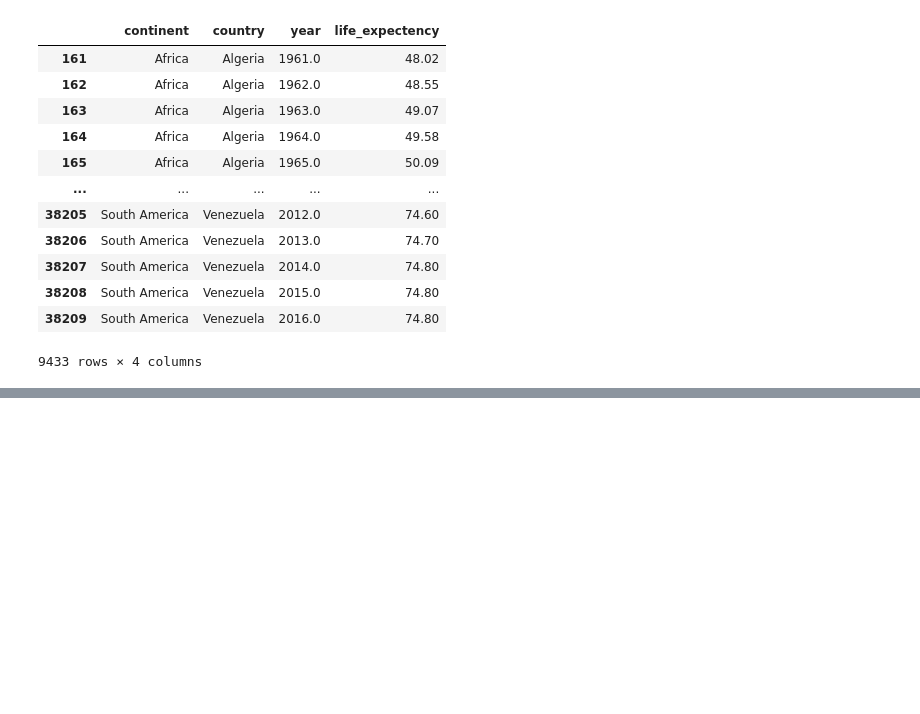
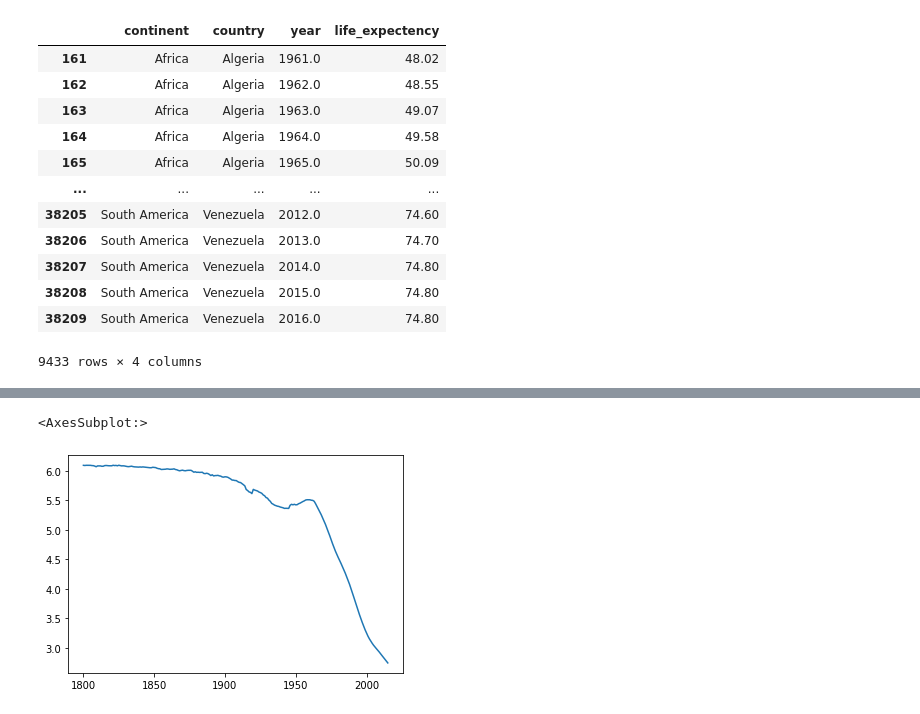
Before and after one commit to greentopsecret/random-forest-fennel-student-code, a Jupyter notebook: week_01/1.9-data-wrangling.ipynb, the cells around one changed output, grey strips where cells are left out. Saved outputs shown, nothing was run; the diff lists cells and outputs as text; code cells hidden in the pictures; blank space fills up the shorter version.

Commit message:
1.9 data wrangling recap

```diff
--- a/week_01/1.9-data-wrangling.ipynb
+++ b/week_01/1.9-data-wrangling.ipynb
@@ -182,0 +185,3 @@ merged_df
+# %%
+# 1. Read a data file
+df = pd.read_csv('./data/gapminder_total_fertility.csv', index_col=0)
@@ -182,0 +202,6 @@ merged_df
+# %%
+# 3. Convert column labels to integers
+# df.columns = df.columns.astype(int)
+# df.set_axis(df.columns.astype(int), axis=0, inplace=True)
+df.set_axis(df.columns.astype(int), axis=1, inplace=True)
+df.columns
@@ -182,0 +213,3 @@ merged_df
+# %%
+# 4. Remove rows with missing values
+df.dropna(inplace=True)
@@ -182,0 +270,11 @@ merged_df
+# %%
+# 8. Mean fertility over time
+# melted = df.melt(var_name="year", value_name="fertility")
+# d = melted.groupby("year").mean().reset_index()
+# d
+# sns.lineplot(data=d, x="year", y="fertility")
+
+df.mean().plot()
+# %% [output]
+<AxesSubplot:>
+[figure, added]
```
Also changed, not shown: parts of 12 cells of this notebook, 2 other files.
